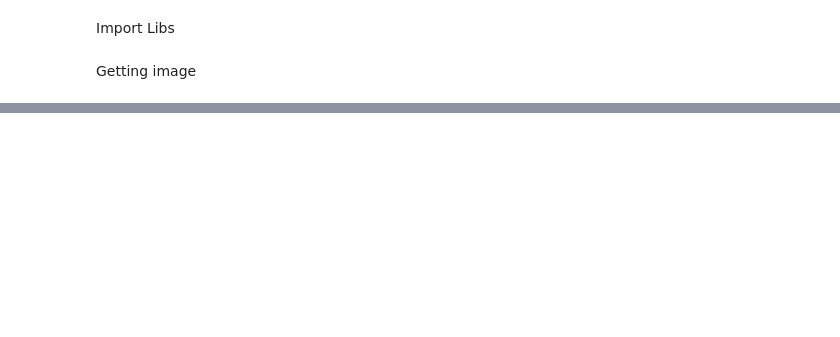
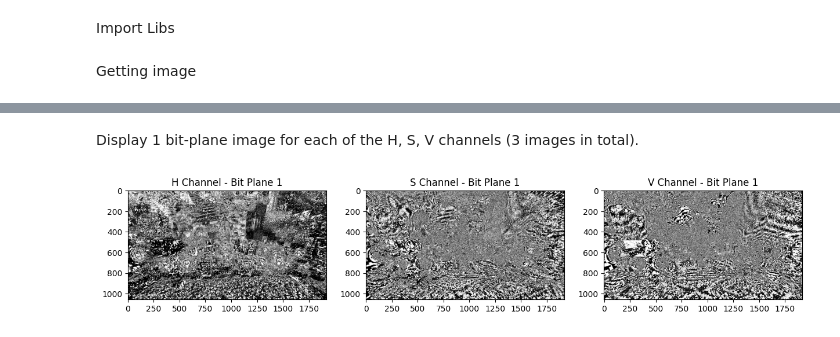
Before and after one commit to tano-dev/Image-Processing-and-Analysis_MTH10317, a Jupyter notebook: Week 1/23110163_NguyenVanPhucHuy_Lab01.ipynb, the cells around one changed output, grey strips where cells are left out. Drawn from its saved outputs; the diff is of its cells as text; code cells hidden in the pictures; blank space fills up the shorter version.

```diff
--- a/Week 1/23110163_NguyenVanPhucHuy_Lab01.ipynb
+++ b/Week 1/23110163_NguyenVanPhucHuy_Lab01.ipynb
@@ -37,0 +128,35 @@ Function to check if image
+# %% [markdown]
+Display 1 bit-plane image for each of the H, S, V channels (3 images in total).
+# %%
+# Convert RGB to HSV
+hsvImg = cv2.cvtColor(newImg_uint8, cv2.COLOR_BGR2HSV)
+
+# Slicing
+BIT_PLANE_VALUE = 2
+BIT_INDEX = int(np.log2(BIT_PLANE_VALUE)) # get bit level instead manual cuz lazy
+
+h_hsvImg = hsvImg[:, :, 0]
+s_hsvImg = hsvImg[:, :, 1]
+v_hsvImg = hsvImg[:, :, 2]
+
+# Convert img to bit-plane images
+bit_plane_H = cv2.bitwise_and(hsvImg[:, :, 0], BIT_PLANE_VALUE)
+bit_plane_S = cv2.bitwise_and(hsvImg[:, :, 1], BIT_PLANE_VALUE)
+bit_plane_V = cv2.bitwise_and(hsvImg[:, :, 2], BIT_PLANE_VALUE)
+
+# plot
+plt.figure(figsize=(15, 6))
+plt.subplot(1, 3, 1)
+plt.imshow(bit_plane_H, cmap='gray')
+plt.title(f"H Channel - Bit Plane {BIT_INDEX}")
+
+plt.subplot(1, 3, 2)
+plt.imshow(bit_plane_S, cmap='gray')
+plt.title(f"S Channel - Bit Plane {BIT_INDEX}")
+
+plt.subplot(1, 3, 3)
+plt.imshow(bit_plane_V, cmap='gray')
+plt.title(f"V Channel - Bit Plane {BIT_INDEX}")
+plt.show()
+# %% [output]
+[figure, added]
```
Also changed, not shown: parts of 12 cells of this notebook.
